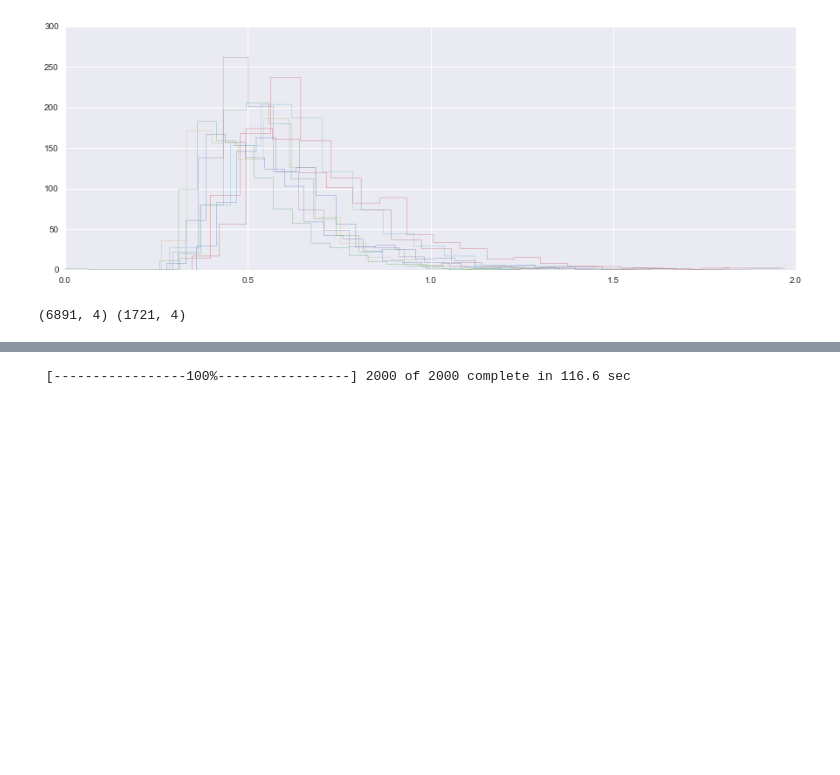
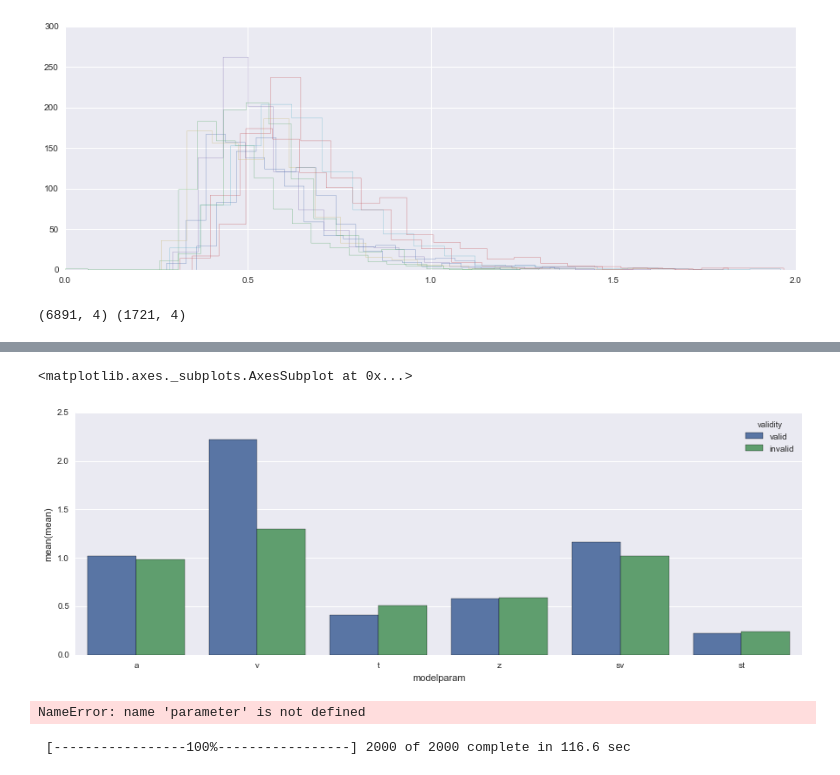
Before and after one commit to Nian-Jingqing/AttentionSaccade, a Jupyter notebook: AttentionSaccade_DiffusionModelling.ipynb, the cells around one changed output, grey strips where cells are left out. Cells and saved outputs as stored; diff of their text form; code cells hidden in the pictures; blank space fills up the shorter version.

```diff
--- a/AttentionSaccade_DiffusionModelling.ipynb
+++ b/AttentionSaccade_DiffusionModelling.ipynb
@@ -84,0 +102,5 @@ stats[stats.index.isin(['a(valid)','a(invalid)','v(valid)','v(invalid)','t(valid
+# %%
+#stats.index
+statstoplot = ['a(valid)','a(invalid)','v(valid)','v(invalid)','t(valid)','t(invalid)','z(valid)','z(invalid)', 'sv(valid)', 'sv(invalid)', 'st(valid)', 'st(invalid)']
+plot_stats = pd.DataFrame(stats.loc[statstoplot, 'mean'])
+print plot_stats
@@ -84,0 +145,8 @@ stats[stats.index.isin(['a(valid)','a(invalid)','v(valid)','v(invalid)','t(valid
+# %%
+plot_stats['modelparam'] = np.sort(np.tile(range(1,7),2))
+plot_stats['validity']   = np.tile([1,2],6)
+plot_stats.loc[plot_stats.modelparam == 1, 'modelparam'] = 'a' ; plot_stats.loc[plot_stats.modelparam == 2, 'modelparam'] = 'v'
+plot_stats.loc[plot_stats.modelparam == 3, 'modelparam'] = 't' ; plot_stats.loc[plot_stats.modelparam == 4, 'modelparam'] = 'z'
+plot_stats.loc[plot_stats.modelparam == 5, 'modelparam'] = 'sv'; plot_stats.loc[plot_stats.modelparam == 6, 'modelparam'] = 'st'
+plot_stats.loc[plot_stats.validity == 1, 'validity'] = 'valid' ; plot_stats.loc[plot_stats.validity == 2, 'validity'] = 'invalid'
+print plot_stats
@@ -85,3 +167,12 @@ stats[stats.index.isin(['a(valid)','a(invalid)','v(valid)','v(invalid)','t(valid
+# %%
+sns.barplot(data=plot_stats, x = 'modelparam', y = 'mean', hue = 'validity')
+# %% [output]
+<matplotlib.axes._subplots.AxesSubplot at 0x...>
+[figure, added]
+# %%
+help(sns.barplot,x = parameter, y = mean, hue = validity)
+# %% [output]
+NameError: name 'parameter' is not defined
 # %%
 # model valid and invalid trials separately
 modelvalid = hddm.HDDM(data = attval, p_outlier=0.05, bias = True)
```
Also changed, not shown: parts of 7 cells of this notebook.
